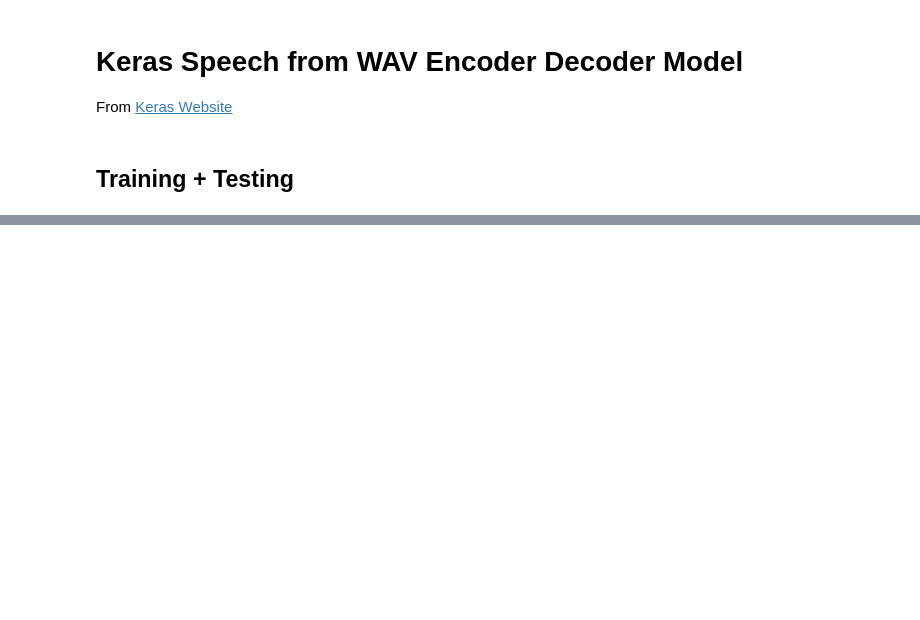
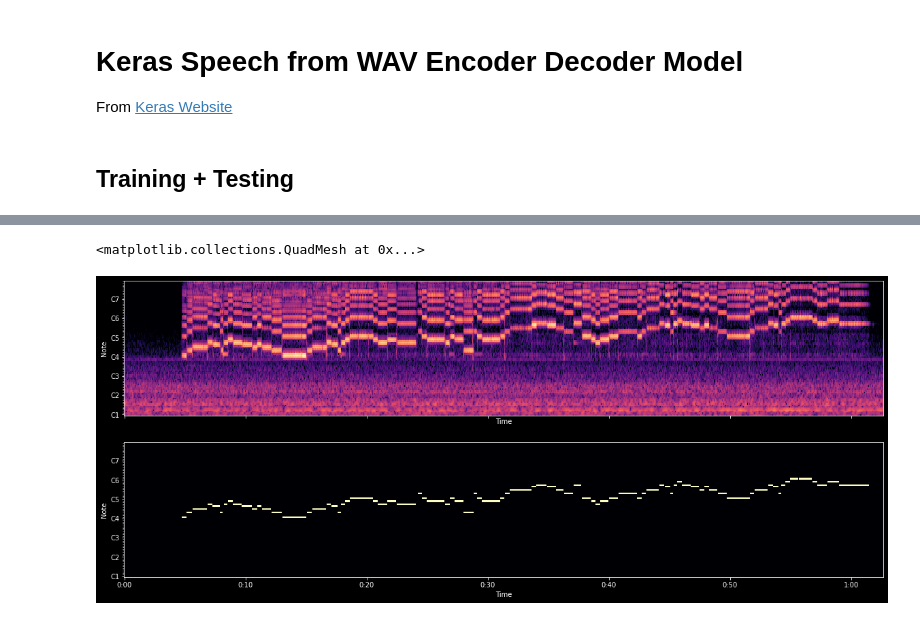
Before and after one commit to Hal0g3n/music-decomp, a Jupyter notebook: AI/Sheet Music/keras_copied.ipynb, the cells around one changed output, grey strips where cells are left out. Cells and saved outputs as stored; diff of their text form; code cells hidden in the pictures; blank space fills up the shorter version.

Commit message:
Forgot to account for C1 offshift, data finally works out.
It is finally time to set up the training

```diff
--- a/AI/Sheet Music/keras_copied.ipynb
+++ b/AI/Sheet Music/keras_copied.ipynb
@@ -373,6 +374,34 @@ def train_step(inp, tar):
 
     train_loss(loss)
     train_accuracy(accuracy_function(tar_real, predictions))
+# %%
+fig, ax = plt.subplots(2, 1, figsize = (20, 8), sharex = True)
+
+audio, rate = librosa.load("../../data/01_Jupiter_vn_vc/AuSep_1_vn_01_Jupiter.wav", mono = True, sr = None)
+C = np.abs(librosa.cqt(audio, sr = rate))
+librosa.display.specshow(librosa.amplitude_to_db(C, ref = np.max), ax = ax[0], sr=rate, x_axis='time', y_axis='cqt_note')
+
+notes = np.genfromtxt("../../data/01_Jupiter_vn_vc/Notes_1_vn_01_Jupiter.txt", delimiter = "\t\t")
+
+# Convert frequency to midi (-24 due to C1 Offset)
+notes[:, 1] = np.rint(librosa.hz_to_midi(notes[:, 1]) - 24)
+
+# Convert timings to frames
+notes[:, [0, 2]] = np.rint(librosa.time_to_frames(notes[:, [0, 2]], sr = rate))
+
+# Make them integers
+notes = notes.astype('int64')
+
+onset, played = np.zeros(C.shape), np.zeros(C.shape)
+
+for i, note in enumerate(notes):
+    onset[note[1], note[0]] = 1
+    played[note[1], note[0]:(note[0] + note[2])] = 1
+
+librosa.display.specshow(played, ax = ax[1], sr=rate, x_axis='time', y_axis='cqt_note')
+# %% [output]
+<matplotlib.collections.QuadMesh at 0x...>
+[figure, added]
 # %%
 
 for batch in range(45):
```
Also changed, not shown: parts of 8 cells of this notebook, 2 other files.
